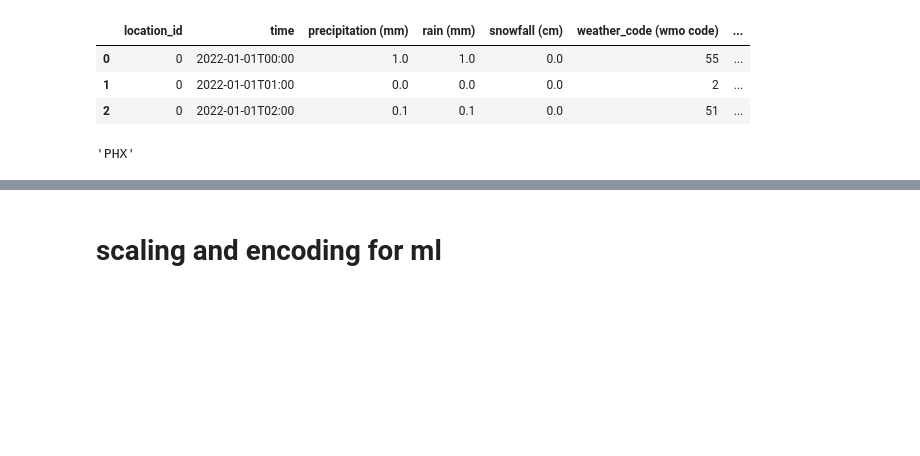
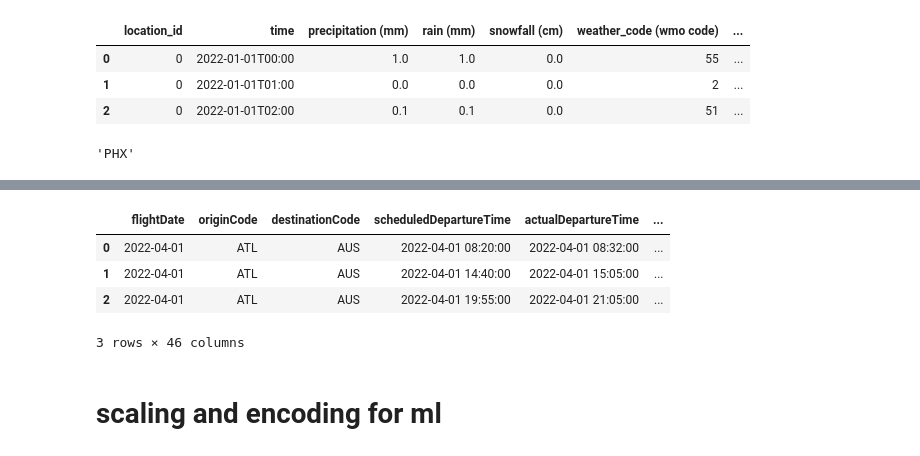
Before and after one commit to dbchristenson/timely-takeoff-model, a Jupyter notebook: src/intake_test.ipynb, the cells around one changed output, grey strips where cells are left out. Drawn from its saved outputs; the diff is of its cells as text; code cells hidden in the pictures; blank space fills up the shorter version.

```diff
--- a/src/intake_test.ipynb
+++ b/src/intake_test.ipynb
@@ -331,6 +349,7 @@ def combine_airline_code_flight_number(df: pd.DataFrame):
 # %%
-test = combine_airline_code_flight_number(culled_df)
-test.head(3)
+pre_weather_df = combine_airline_code_flight_number(culled_df)
+pre_weather_df = calculate_operating_airline_reliability_score(pre_weather_df)
+pre_weather_df.head(3)
 # %% [output]
 |  | flightDate | originCode | destinationCode | scheduledDepartureTime | actualDepartureTime | ... |
 | 1855 | 2022-04-01 | ATL | AUS | 820 | 832.0 | ... |
@@ -449,0 +443,2 @@ w_2022_df.head(3)
+# %%
+pre_weather_df = pre_weather_df.apply(convert_float_time, axis=1)
@@ -450,3 +456,46 @@ w_2022_df.head(3)
+# %%
+origin_weather = w_2022_df.copy()
+destination_weather = w_2022_df.copy()
+
+# Rename the columns for origin
+origin_cols = {
+    col: "origin_" + col
+    for col in origin_weather.columns
+    if col not in ["airport_code", "date", "time", "hour"]
+}
+origin_weather.rename(columns=origin_cols, inplace=True)
+
+# Rename the columns for destination
+destination_cols = {
+    col: "destination_" + col
+    for col in destination_weather.columns
+    if col not in ["airport_code", "date", "time", "hour"]
+}
+destination_weather.rename(columns=destination_cols, inplace=True)
+
+# Merge with df for origin weather
+weather_df = pre_weather_df.merge(
+    origin_weather,
+    left_on=["originCode", "flightDate", "scheduledDepartureHour"],
+    right_on=["airport_code", "date", "hour"],
+    how="left",
+)
+
+# Merge with df for destination weather
+weather_df = weather_df.merge(
+    destination_weather,
+    left_on=["destinationCode", "flightDate", "scheduledArrivalHour"],
+    right_on=["airport_code", "date", "hour"],
+    how="left",
+)
+# %%
+weather_df.head(3)
+# %% [output]
+|  | flightDate | originCode | destinationCode | scheduledDepartureTime | actualDepartureTime | ... |
+| 0 | 2022-04-01 | ATL | AUS | 2022-04-01 08:20:00 | 2022-04-01 08:32:00 | ... |
+| 1 | 2022-04-01 | ATL | AUS | 2022-04-01 14:40:00 | 2022-04-01 15:05:00 | ... |
+| 2 | 2022-04-01 | ATL | AUS | 2022-04-01 19:55:00 | 2022-04-01 21:05:00 | ... |
+3 rows × 46 columns
 # %% [markdown]
 # scaling and encoding for ml
 # %%
```
Also changed, not shown: parts of 5 cells of this notebook, 2 other files.
